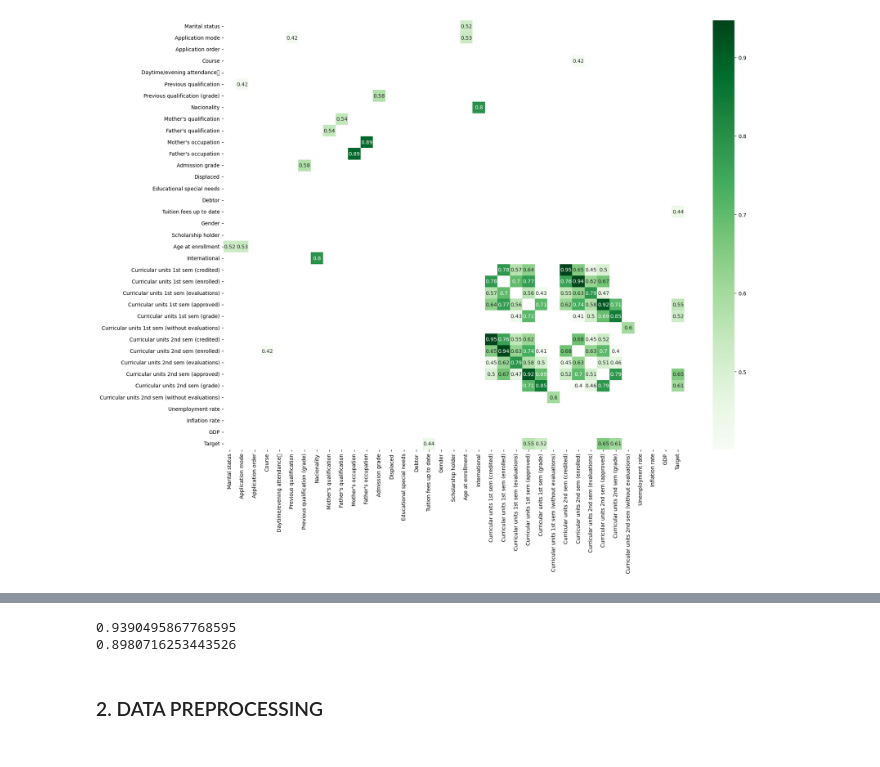
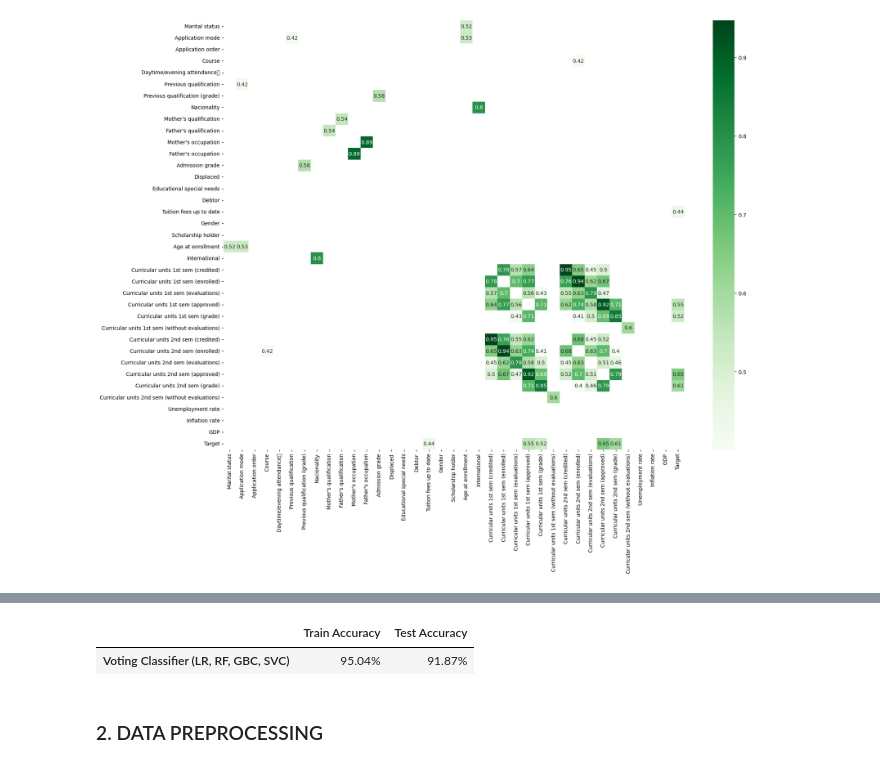
Before and after one commit to LLUhlin/data-science-project, a Jupyter notebook: student_dropout.ipynb, the cells around one changed output, grey strips where cells are left out. Drawn from its saved outputs; the diff is of its cells as text; code cells hidden in the pictures.

```diff
--- a/student_dropout.ipynb
+++ b/student_dropout.ipynb
@@ -243,21 +248,23 @@ display(result)
 # %%
 from sklearn.ensemble import VotingClassifier
 
-lr = LogisticRegression()
 #create our voting classifier
-ensemble = VotingClassifier(estimators=[('lr', lr), ('rf', rf), ('gbc', gbc), ('svc', svc), ('lda', lda)],
+ensemble = VotingClassifier(estimators=[('lr', lr), ('rf', rf), ('gbc', gbc), ('svc', svc)],
                             voting='hard',
                             n_jobs=-1)
 
 #fit model to training data
 ensemble.fit(X2_train_scaled, y2_train)
 
 #test our model on the test data
-print(ensemble.score(X2_train_scaled, y2_train))
-print(ensemble.score(X2_test_scaled, y2_test))
+acc_tr = ensemble.score(X2_train_scaled, y2_train)
+acc_te = ensemble.score(X2_test_scaled, y2_test)
+sum = pd.DataFrame({'Train Accuracy':[acc_tr], 'Test Accuracy':[acc_te]},
+                   index=['Voting Classifier (LR, RF, GBC, SVC)'])
+display(sum.style.format("{:.2%}"))
 # %% [output]
-0.9390495867768595
-0.8980716253443526
+|  | Train Accuracy | Test Accuracy |
+| Voting Classifier (LR, RF, GBC, SVC) | 95.04% | 91.87% |
 # %% [markdown]
 ### 2. DATA PREPROCESSING
 # %%
```
Also changed, not shown: parts of 3 cells of this notebook.
